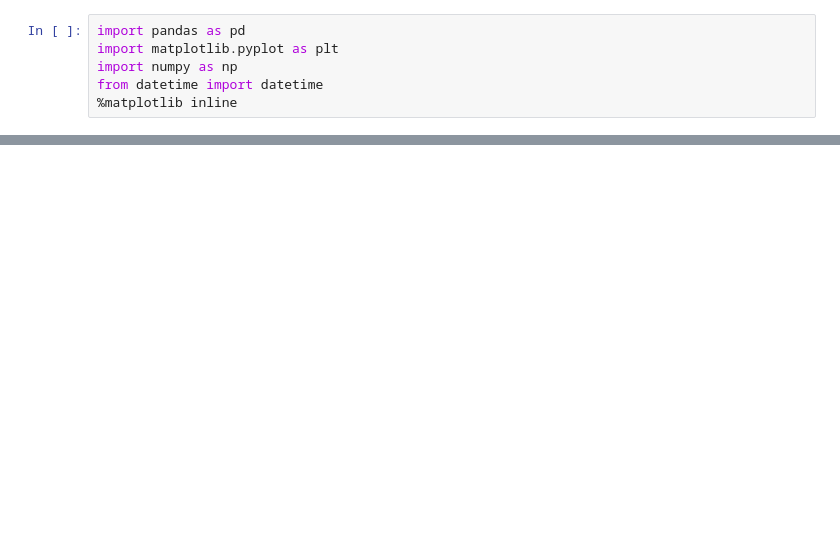
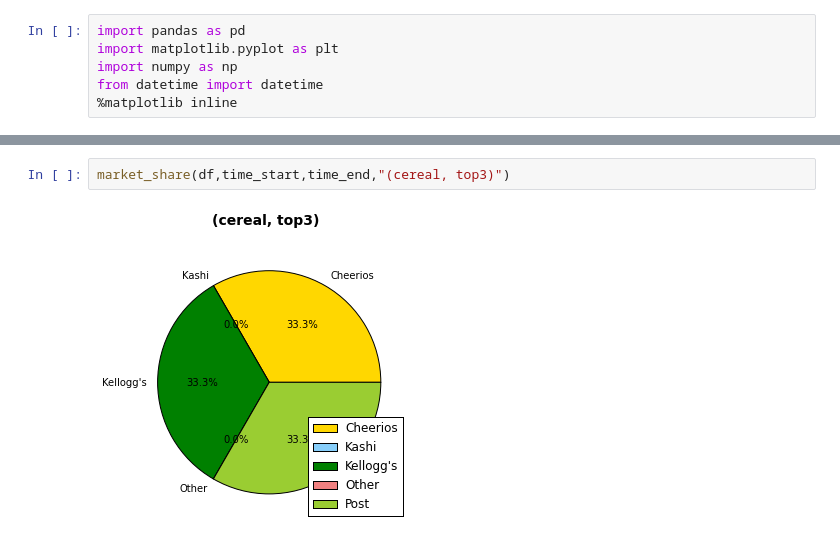
Before and after one commit to HidyHan/Walmart-Commodity-Benchmark, a Jupyter notebook: Cereal_Analytics.ipynb, the cells around one changed output, grey strips where cells are left out. Drawn from its saved outputs; the diff is of its cells as text; blank space fills up the shorter version.

```diff
--- a/Cereal_Analytics.ipynb
+++ b/Cereal_Analytics.ipynb
@@ -115,0 +106,4 @@ plt.legend(labels,loc="lower right")
+# %%
+market_share(df,time_start,time_end,"(cereal, top3)")
+# %% [output]
+[figure, added]
```
Also changed, not shown: parts of 14 cells of this notebook, 6 other files.
